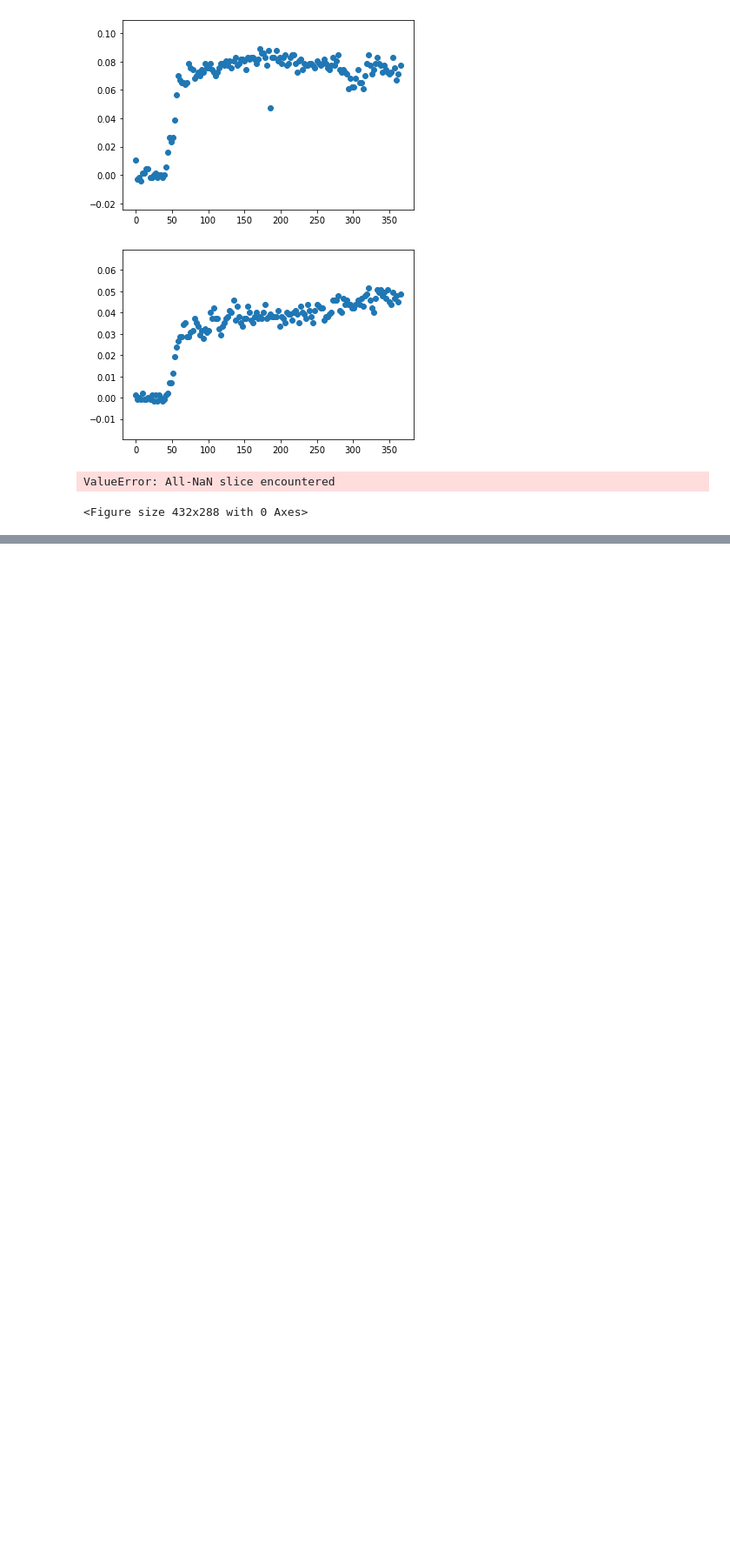
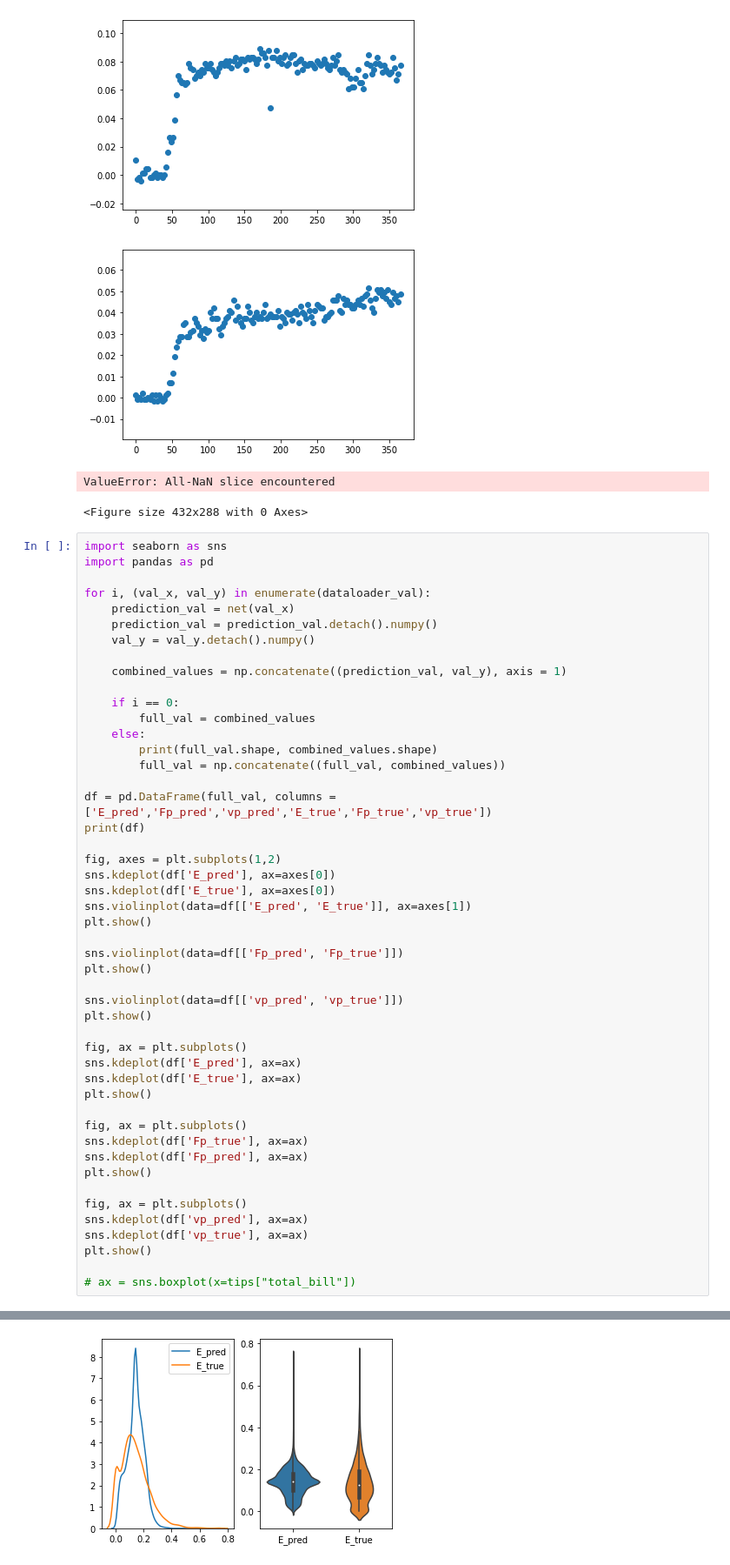
Before and after one commit to Michael-McLaren/MRI_ML, a Jupyter notebook: Parameter_Prediction_Custom_loss.ipynb, the cells around one changed output, grey strips where cells are left out. Shown at 87% size. Saved outputs shown, nothing was run; the diff lists cells and outputs as text; blank space fills up the shorter version.

Commit message:
added violin and kde plots for the PK parameters

```diff
--- a/Parameter_Prediction_Custom_loss.ipynb
+++ b/Parameter_Prediction_Custom_loss.ipynb
@@ -443,3 +444,52 @@ plt.scatter(t, points)
 [figure]
 ValueError: All-NaN slice encountered
 <Figure size 432x288 with 0 Axes>
+# %%
+import seaborn as sns
+import pandas as pd
+
+for i, (val_x, val_y) in enumerate(dataloader_val):
+    prediction_val = net(val_x)
+    prediction_val = prediction_val.detach().numpy()
+    val_y = val_y.detach().numpy()
+
+    combined_values = np.concatenate((prediction_val, val_y), axis = 1)
+
+    if i == 0:
+        full_val = combined_values
+    else:
+        print(full_val.shape, combined_values.shape)
+        full_val = np.concatenate((full_val, combined_values))
+
+df = pd.DataFrame(full_val, columns = ['E_pred','Fp_pred','vp_pred','E_true','Fp_true','vp_true'])
+print(df)
+
+fig, axes = plt.subplots(1,2)
+sns.kdeplot(df['E_pred'], ax=axes[0])
+sns.kdeplot(df['E_true'], ax=axes[0])
+sns.violinplot(data=df[['E_pred', 'E_true']], ax=axes[1])
+plt.show()
+
+sns.violinplot(data=df[['Fp_pred', 'Fp_true']])
+plt.show()
+
+sns.violinplot(data=df[['vp_pred', 'vp_true']])
+plt.show()
+
+fig, ax = plt.subplots()
+sns.kdeplot(df['E_pred'], ax=ax)
+sns.kdeplot(df['E_true'], ax=ax)
+plt.show()
+
+fig, ax = plt.subplots()
+sns.kdeplot(df['Fp_true'], ax=ax)
+sns.kdeplot(df['Fp_pred'], ax=ax)
+plt.show()
+
+fig, ax = plt.subplots()
+sns.kdeplot(df['vp_pred'], ax=ax)
+sns.kdeplot(df['vp_true'], ax=ax)
+plt.show()
+
+# ax = sns.boxplot(x=tips["total_bill"])
+# %% [output]
@@ -445,0 +513 @@ ValueError: All-NaN slice encountered
+[figure, added]
```
Also changed, not shown: parts of 3 cells of this notebook, 1 other file.
